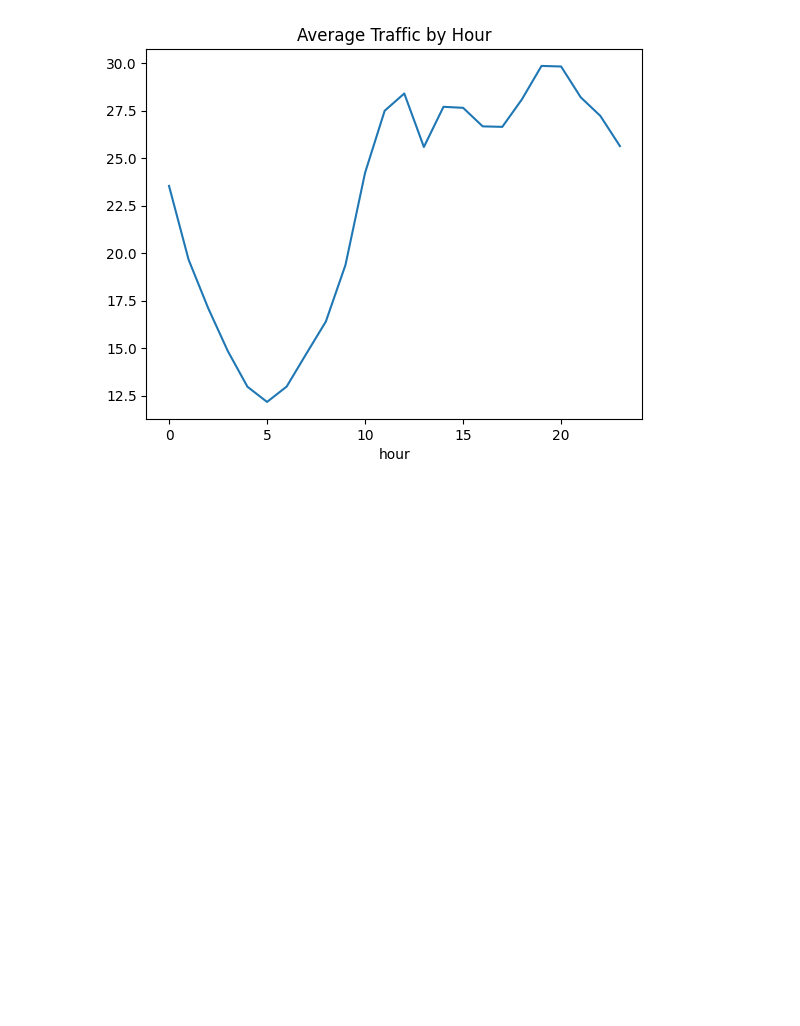
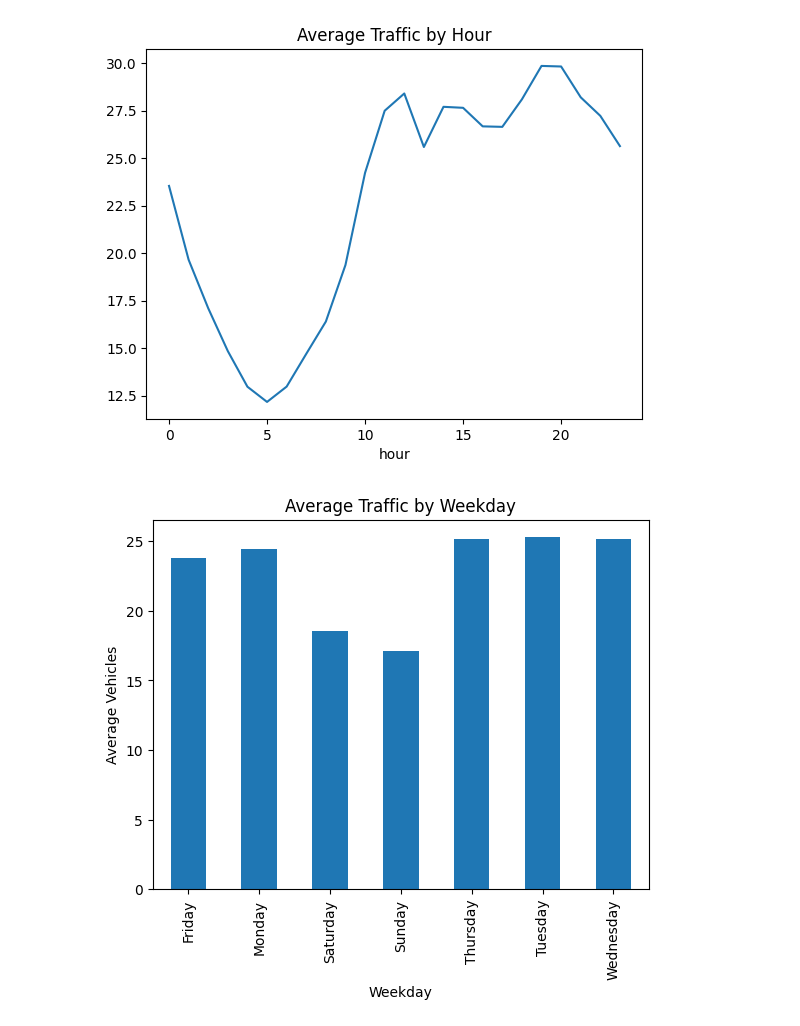
Before and after one commit to Kushagra9027/SMART_CITY-TRAFFIC-PATTERNS, a Jupyter notebook: notebooks/01_EDA.traffic.ipynb, the cells around one changed output. Drawn from its saved outputs; the diff is of its cells as text; code cells hidden in the pictures; blank space fills up the shorter version.

```diff
--- a/notebooks/01_EDA.traffic.ipynb
+++ b/notebooks/01_EDA.traffic.ipynb
@@ -79,3 +79,13 @@ plt.title("Average Traffic by Hour")
 plt.show()
 # %% [output]
 [figure]
+# %%
+df['DateTime'] = pd.to_datetime(df['DateTime'])
+df['weekday'] = df['DateTime'].dt.day_name()
+df.groupby('weekday')['Vehicles'].mean().plot(kind='bar')
+plt.title("Average Traffic by Weekday")
+plt.xlabel("Weekday")
+plt.ylabel("Average Vehicles")
+plt.show()
+# %% [output]
+[figure, added]
```
Also changed, not shown: parts of 2 cells of this notebook.
